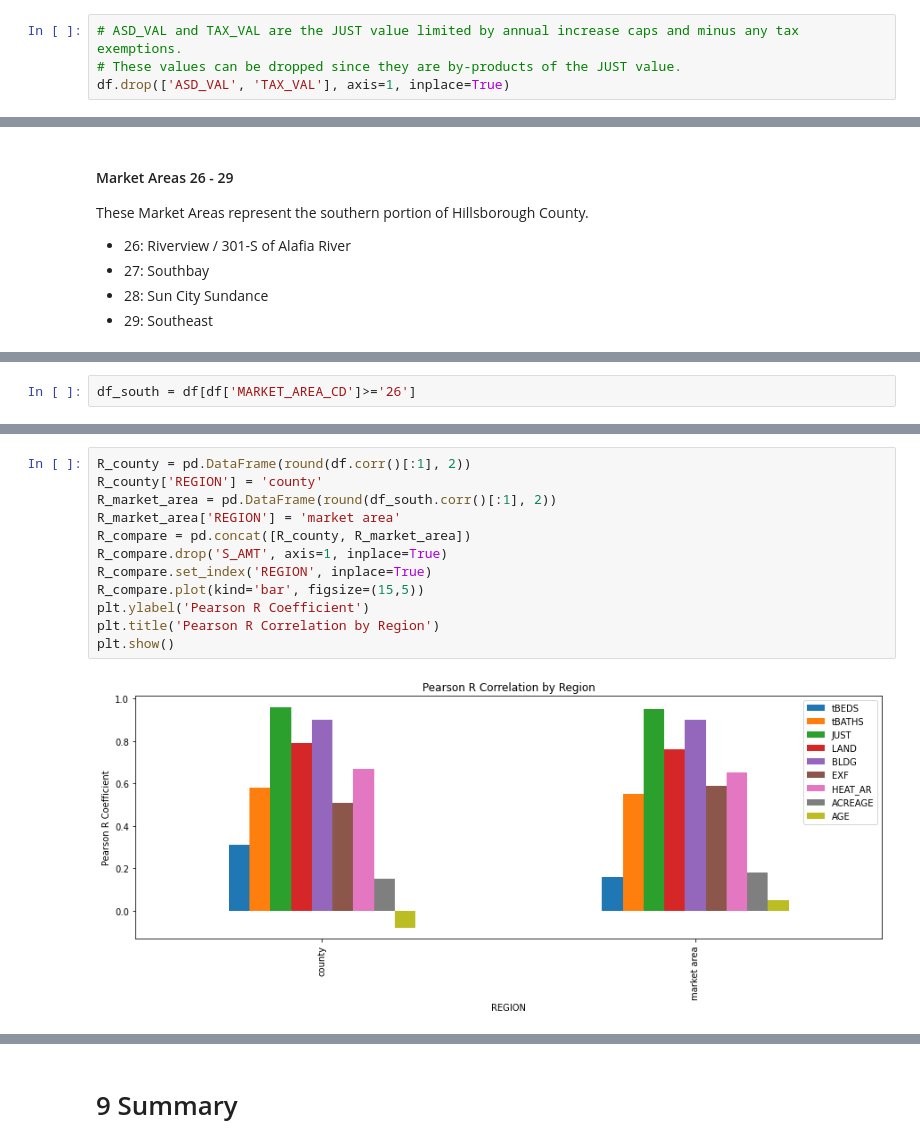
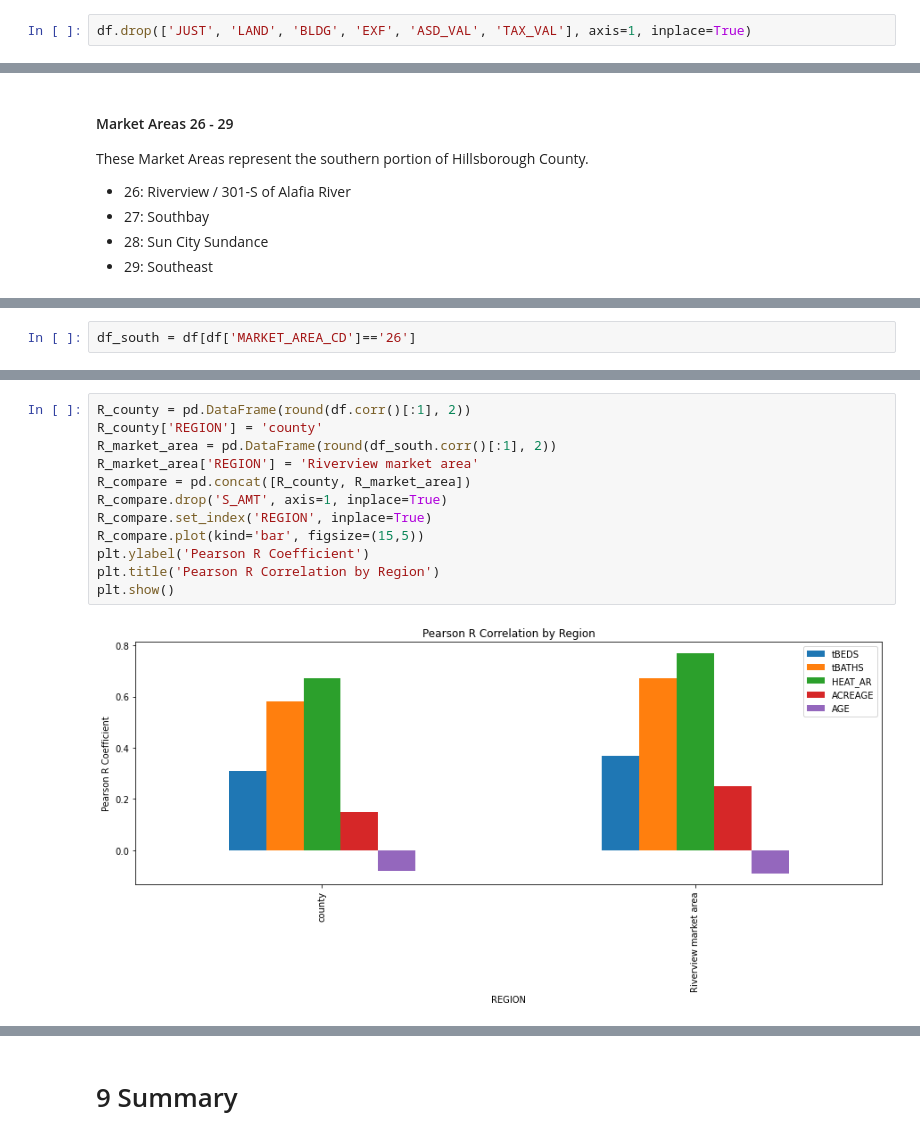
Before and after one commit to mkars01/real-estate-invest-recommender, a Jupyter notebook: notebooks/03_Exploratory_Data_Analysis.ipynb, the cells around one changed output, grey strips where cells are left out. Cells and saved outputs as stored; diff of their text form.

Commit message:
model 2020 market area 26 nbhc float

```diff
--- a/notebooks/03_Exploratory_Data_Analysis.ipynb
+++ b/notebooks/03_Exploratory_Data_Analysis.ipynb
@@ -471,7 +473,5 @@ assert df[df['JUST'] != (df['LAND'] + df['BLDG'] + df['EXF'])].shape[0] == 0
 # %%
-# ASD_VAL and TAX_VAL are the JUST value limited by annual increase caps and minus any tax exemptions.
-# These values can be dropped since they are by-products of the JUST value.
-df.drop(['ASD_VAL', 'TAX_VAL'], axis=1, inplace=True)
+df.drop(['JUST', 'LAND', 'BLDG', 'EXF', 'ASD_VAL', 'TAX_VAL'], axis=1, inplace=True)
 # %% [markdown]
 # 8 Correlations<a id='8'></a>
 # %% [markdown]
@@ -580,5 +576,5 @@ These Market Areas appear to be good investment opportunities.
 # %%
-df_south = df[df['MARKET_AREA_CD']>='26']
+df_south = df[df['MARKET_AREA_CD']=='26']
 # %%
 corr = df_south.corr()
 plt.subplots(figsize=(12,10))
@@ -592,14 +589,14 @@ scatterplots(df_south, "S_AMT", features, ncol=3, figsize=(15, 15))
 # %%
 R_county = pd.DataFrame(round(df.corr()[:1], 2))
 R_county['REGION'] = 'county'
 R_market_area = pd.DataFrame(round(df_south.corr()[:1], 2))
-R_market_area['REGION'] = 'market area'
+R_market_area['REGION'] = 'Riverview market area'
 R_compare = pd.concat([R_county, R_market_area])
 R_compare.drop('S_AMT', axis=1, inplace=True)
 R_compare.set_index('REGION', inplace=True)
 R_compare.plot(kind='bar', figsize=(15,5))
 plt.ylabel('Pearson R Coefficient')
 plt.title('Pearson R Correlation by Region')
 plt.show()
 # %% [output]
-[figure, old version]
+[figure, new version]
```
Also changed, not shown: parts of 43 cells of this notebook, 4 other files.
